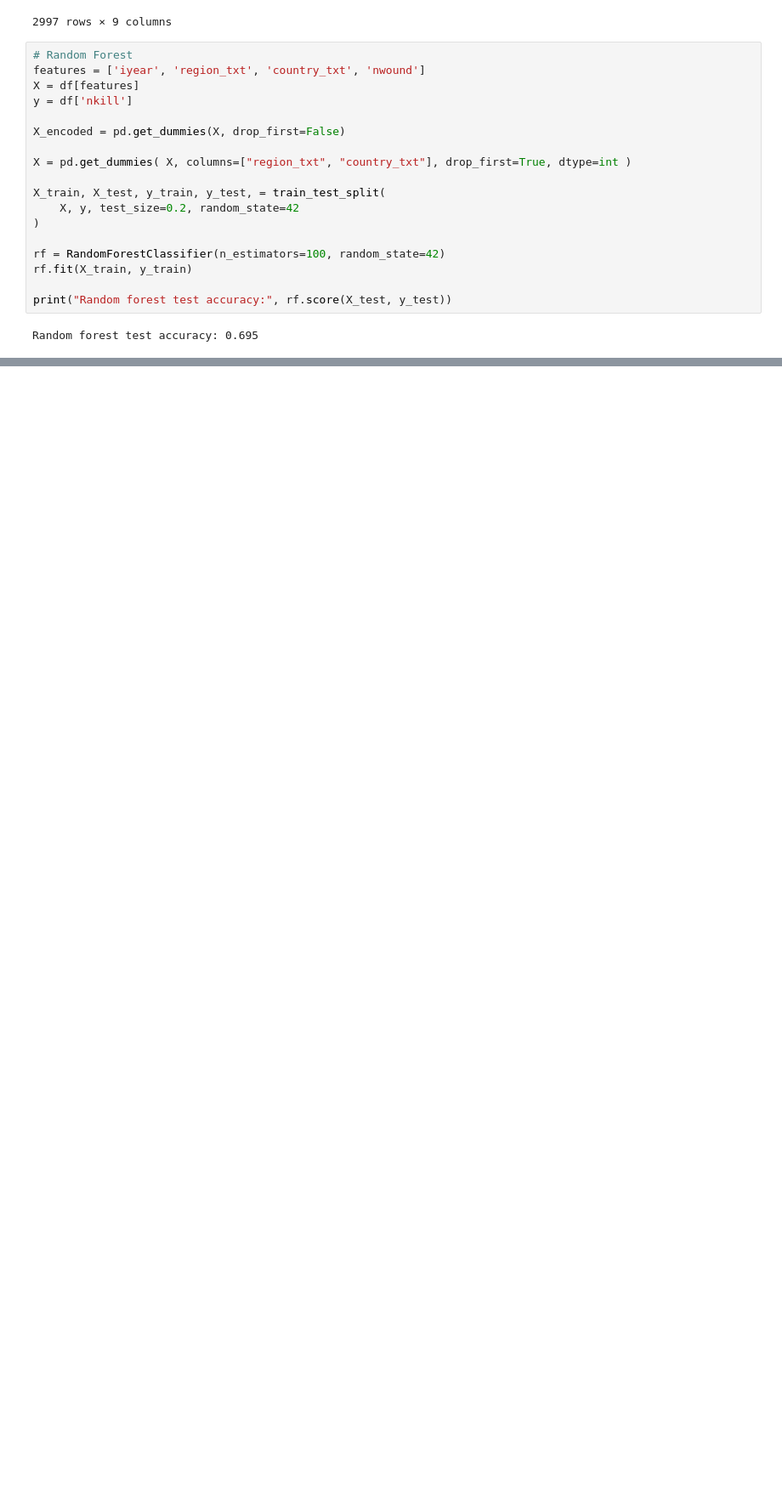
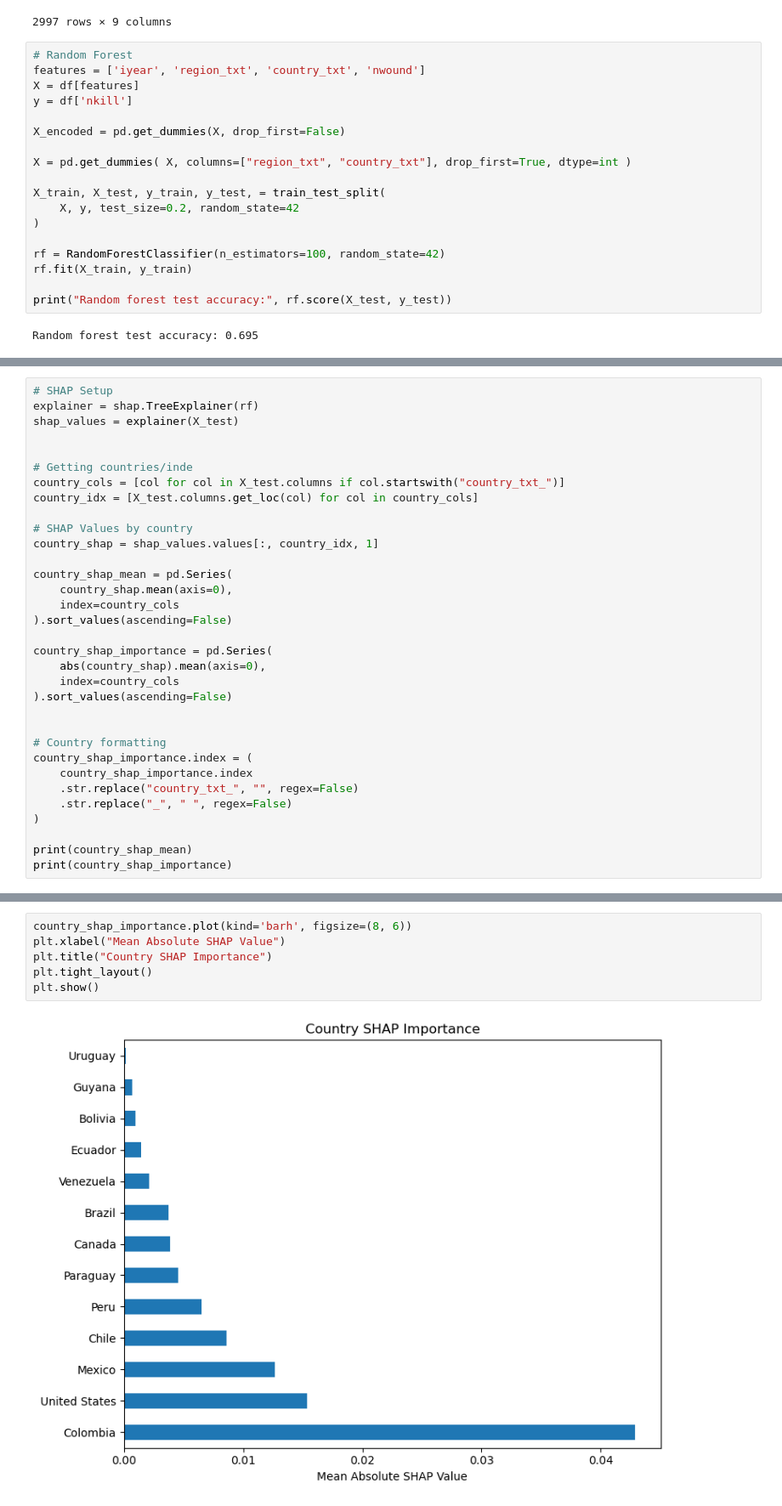
Before and after one commit to BrianFri/special_tool_case_study, a Jupyter notebook: shap.ipynb, the cells around one changed output, grey strips where cells are left out. Shown at 85% size. Saved outputs shown, nothing was run; the diff lists cells and outputs as text; blank space fills up the shorter version.

Commit message:
add shap country

```diff
--- a/shap.ipynb
+++ b/shap.ipynb
@@ -96,0 +70,33 @@ for feature, value in zip(rf_features, values):
+# %%
+# SHAP Setup
+explainer = shap.TreeExplainer(rf)
+shap_values = explainer(X_test)
+
+
+# Getting countries/inde
+country_cols = [col for col in X_test.columns if col.startswith("country_txt_")]
+country_idx = [X_test.columns.get_loc(col) for col in country_cols]
+
+# SHAP Values by country
+country_shap = shap_values.values[:, country_idx, 1]
+
+country_shap_mean = pd.Series(
+    country_shap.mean(axis=0),
+    index=country_cols
+).sort_values(ascending=False)
+
+country_shap_importance = pd.Series(
+    abs(country_shap).mean(axis=0),
+    index=country_cols
+).sort_values(ascending=False)
+
+
+# Country formatting
+country_shap_importance.index = (
+    country_shap_importance.index
+    .str.replace("country_txt_", "", regex=False)
+    .str.replace("_", " ", regex=False)
+)
+
+print(country_shap_mean)
+print(country_shap_importance)
@@ -96,0 +118,8 @@ for feature, value in zip(rf_features, values):
+# %%
+country_shap_importance.plot(kind='barh', figsize=(8, 6))
+plt.xlabel("Mean Absolute SHAP Value")
+plt.title("Country SHAP Importance")
+plt.tight_layout()
+plt.show()
+# %% [output]
+[figure, added]
```
Also changed, not shown: parts of 7 cells of this notebook.
